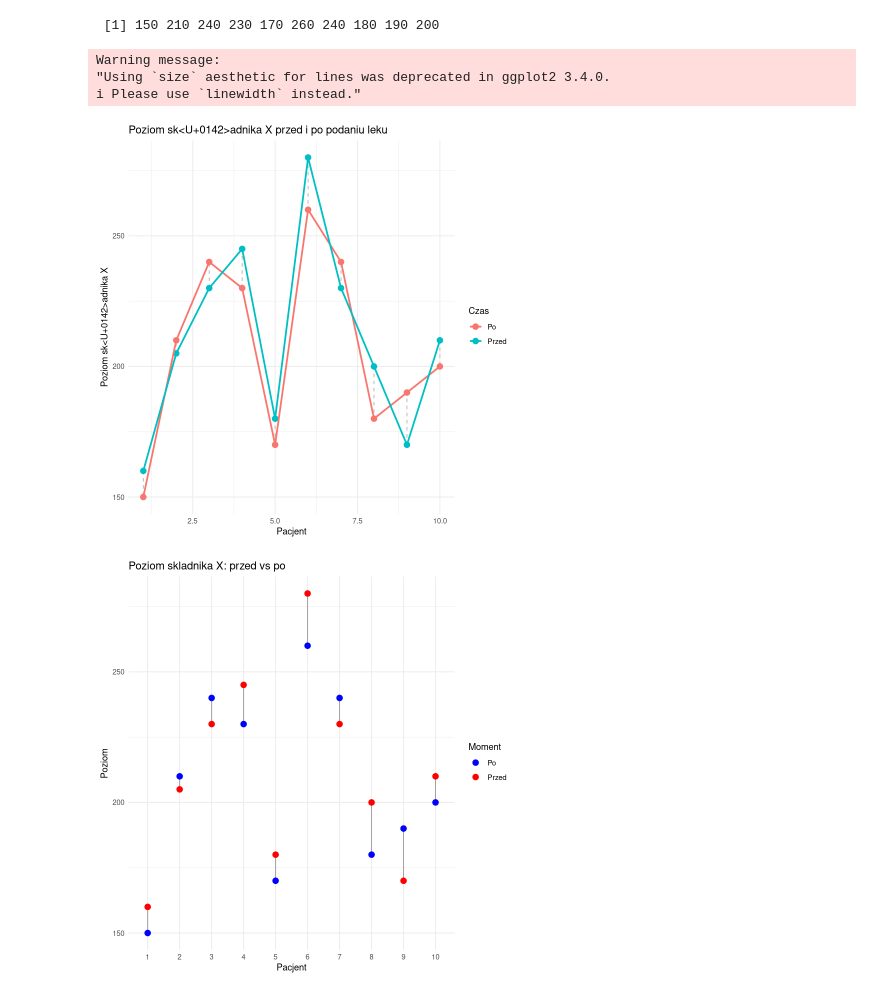
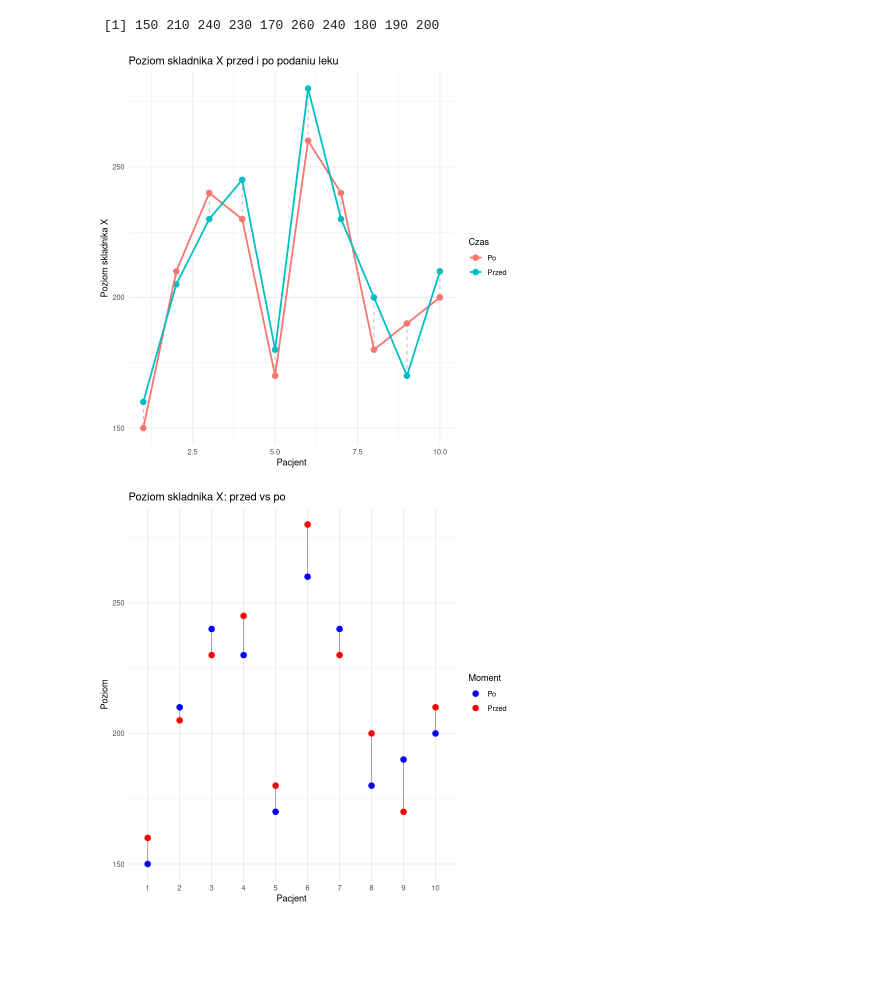
Before and after one commit to Kotmin/R-Planowanie-Eksperymentu, a Jupyter notebook: Praca_domowa_2.ipynb, the cells around one changed output. Saved outputs shown, nothing was run; the diff lists cells and outputs as text; code cells hidden in the pictures; blank space fills up the shorter version.

```diff
--- a/Praca_domowa_2.ipynb
+++ b/Praca_domowa_2.ipynb
@@ -180,32 +184,29 @@ po
 # %%
 # chcemy zwizualicować dane
 pacjenci <- 1:length(przed)
 df <- data.frame(
   Pacjent = pacjenci,
   Przed = przed,
   Po = po
 )
 
 # Długa wersja danych
 library(tidyr)
 df_long <- pivot_longer(df, cols = c(Przed, Po), names_to = "Czas", values_to = "Wartosc")
 
 # Wykres
 library(ggplot2)
 ggplot(df_long, aes(x = Pacjent, y = Wartosc, color = Czas, group = Czas)) +
   geom_line(aes(group = Pacjent), color = "gray70", linetype = "dashed") +
   geom_point(size = 3) +
   geom_line(size = 1) +
-  labs(title = "Poziom składnika X przed i po podaniu leku",
+  labs(title = "Poziom skladnika X przed i po podaniu leku",
        x = "Pacjent",
-       y = "Poziom składnika X",
+       y = "Poziom skladnika X",
        color = "Czas") +
   theme_minimal()
 # %% [output]
-Warning message:
-"Using `size` aesthetic for lines was deprecated in ggplot2 3.4.0.
-i Please use `linewidth` instead."
-[figure, old version]
+[figure, new version]
 # %%
 # wykres liniowy zdaje się być tutaj niepoprawny. Chcieliśmy zobaczyć czy kształt zmian będzie miał podobny przebieg.
 # bardziej odpowiednia wizualizacja ponizej
```
Also changed, not shown: parts of 15 cells of this notebook.
